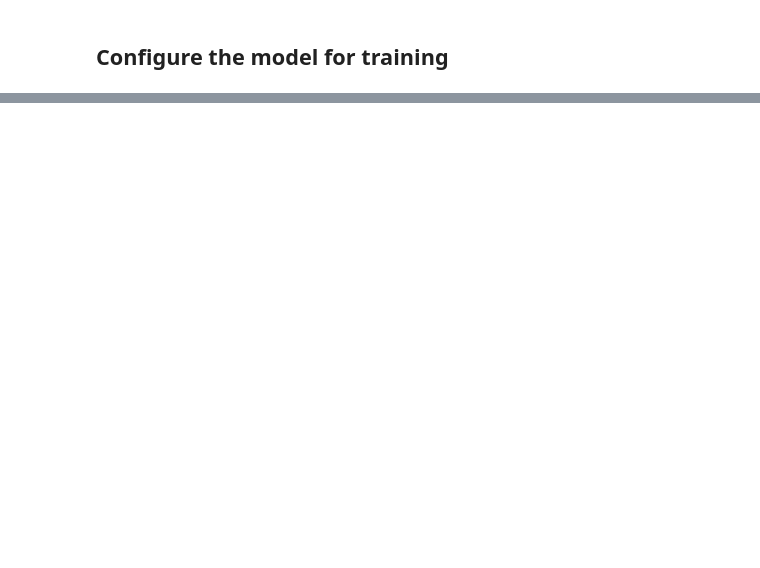
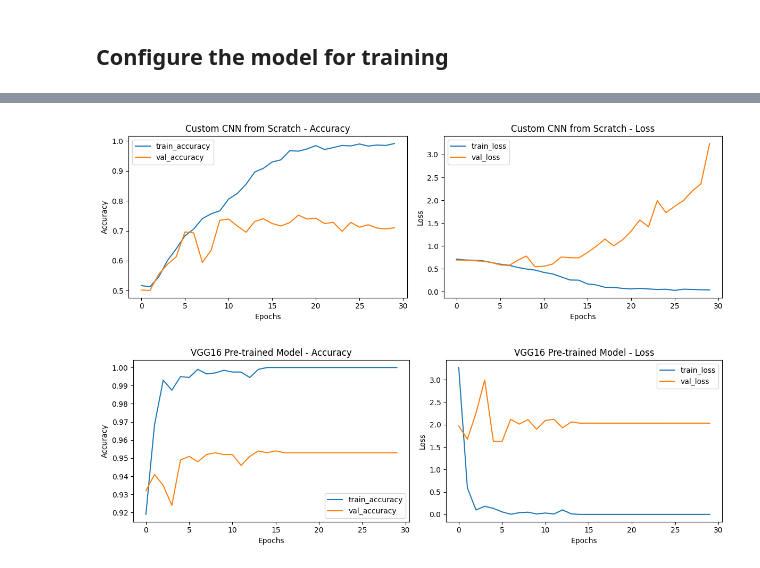
Before and after one commit to ericadev/CSCN8010_Lab3, a Jupyter notebook: lab3.ipynb, the cells around one changed output, grey strips where cells are left out. Cells and saved outputs as stored; diff of their text form; code cells hidden in the pictures; blank space fills up the shorter version.

```diff
--- a/lab3.ipynb
+++ b/lab3.ipynb
@@ -212,0 +268,32 @@ Num GPUs Available: 0
+# %%
+# Display the accuracy and loss curves for both models
+import matplotlib.pyplot as plt
+def plot_history(history, title):
+    plt.figure(figsize=(12, 4))
+
+    # Plot accuracy
+    plt.subplot(1, 2, 1)
+    plt.plot(history.history['accuracy'], label='train_accuracy')
+    plt.plot(history.history['val_accuracy'], label='val_accuracy')
+    plt.title(f'{title} - Accuracy')
+    plt.xlabel('Epochs')
+    plt.ylabel('Accuracy')
+    plt.legend()
+
+    # Plot loss
+    plt.subplot(1, 2, 2)
+    plt.plot(history.history['loss'], label='train_loss')
+    plt.plot(history.history['val_loss'], label='val_loss')
+    plt.title(f'{title} - Loss')
+    plt.xlabel('Epochs')
+    plt.ylabel('Loss')
+    plt.legend()
+
+    plt.tight_layout()
+    plt.show()
+
+plot_history(history, "Custom CNN from Scratch")
+plot_history(history_vgg_pretrained, "VGG16 Pre-trained Model")
+# %% [output]
+[figure, added]
+[figure, added]
```
Also changed, not shown: parts of 12 cells of this notebook, 3 other files.
